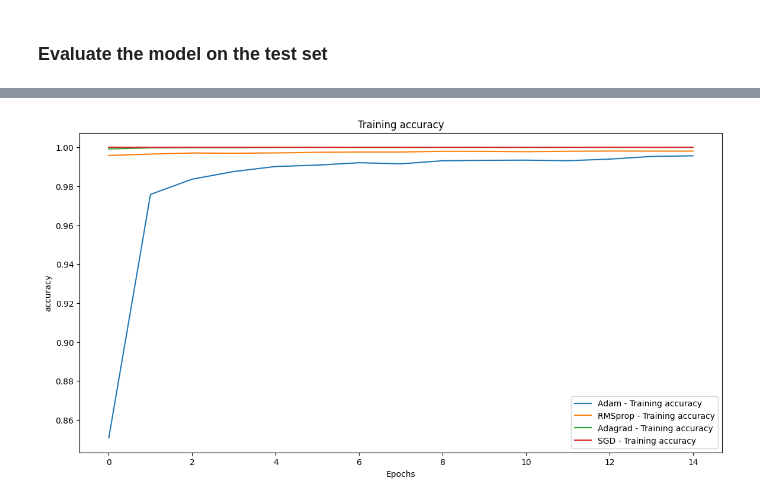
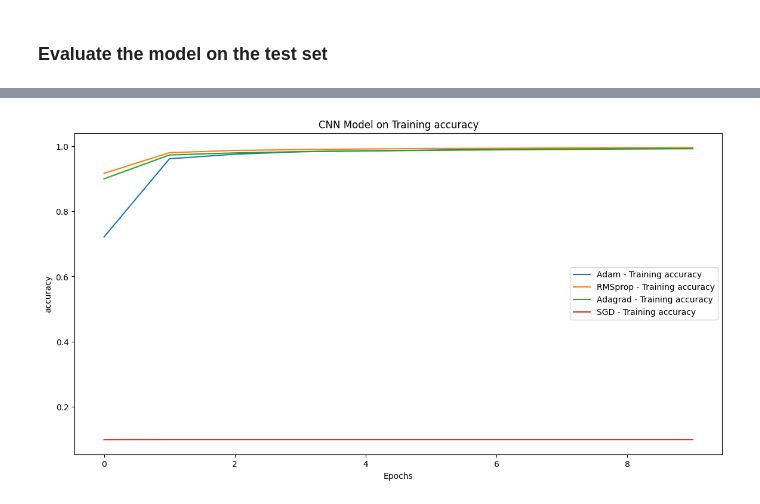
Before and after one commit to chakryaros/IDC6146, a Jupyter notebook: Project_Group2_CNN_Classification_model.ipynb, the cells around one changed output, grey strips where cells are left out. Cells and saved outputs as stored; diff of their text form; code cells hidden in the pictures.

Commit message:
update classification MNIST models

```diff
--- a/Project_Group2_CNN_Classification_model.ipynb
+++ b/Project_Group2_CNN_Classification_model.ipynb
@@ -127,2 +85,14 @@ Model: "sequential"
+# %%
+def create_cnn_model():
+    model = Sequential([
+        tf.keras.layers.Conv2D(128, (3, 3), strides=(1, 1), activation='relu', input_shape=(28, 28, 1)),
+        tf.keras.layers.MaxPooling2D((2, 2)),
+        tf.keras.layers.Conv2D(64, (3, 3), strides=(1, 1), activation='relu', input_shape=(28, 28, 1)),
+        tf.keras.layers.MaxPooling2D((2, 2)),
+        tf.keras.layers.Flatten(),
+        tf.keras.layers.Dense(32, activation='relu'),
+        tf.keras.layers.Dense(10, activation='softmax')
+    ])
+    return model
 # %% [markdown]
 ## Build and Compare Adam optimizer with other optimizers
@@ -159,0 +99,16 @@ Epoch 15/15
+# %%
+def train_cnn_model(optimizer, x_train, y_train, x_val, y_val):
+    print("Opimizer: ", optimizer)
+    model = create_cnn_model()
+    model.compile(optimizer=optimizer, loss='categorical_crossentropy', metrics=['accuracy'])
+    history = model.fit(x_train, y_train, validation_data=(x_val, y_val), epochs=10, batch_size=128, validation_split=0.2, verbose=2)
+    return model, history
+# %%
+adam_cnn_model, adam_cnn_history = train_cnn_model(Adam(),X_train, y_train_vector,
+                                                  X_test, y_test_vector)
+rmsprop_cnn_model, rmsprop_cnn_history = train_cnn_model(RMSprop(), X_train, y_train_vector,
+                                                         X_test, y_test_vector)
+adagrad_cnn_model, adagrad_cnn_history = train_cnn_model(Adagrad(learning_rate=0.01), X_train, y_train_vector,
+                                                         X_test, y_test_vector)
+sgd_cnn_model, sgd_cnn_history = train_cnn_model(SGD(learning_rate=0.01, nesterov=True), X_train, y_train_vector,
+                                                 X_test, y_test_vector)
@@ -188,17 +186,17 @@ plot_loss(histories, ['Adam', 'RMSprop', 'Adagrad', 'SGD'])
 # %%
 # Function to plot training accuracy
 def plot_accuracy(histories, optimizer_names):
     plt.figure(figsize=(14, 7))
 
     for history, name in zip(histories, optimizer_names):
         plt.plot(history.history['accuracy'], label=f'{name} - Training accuracy')
 
-    plt.title('Training accuracy')
+    plt.title('CNN Model on Training accuracy')
     plt.xlabel('Epochs')
     plt.ylabel('accuracy')
     plt.legend()
     plt.show()
 
 plot_accuracy(histories, ['Adam', 'RMSprop', 'Adagrad', 'SGD'])
 # %% [output]
-[figure, old version]
+[figure, new version]
```
Also changed, not shown: parts of 13 cells of this notebook, 2 other files.
